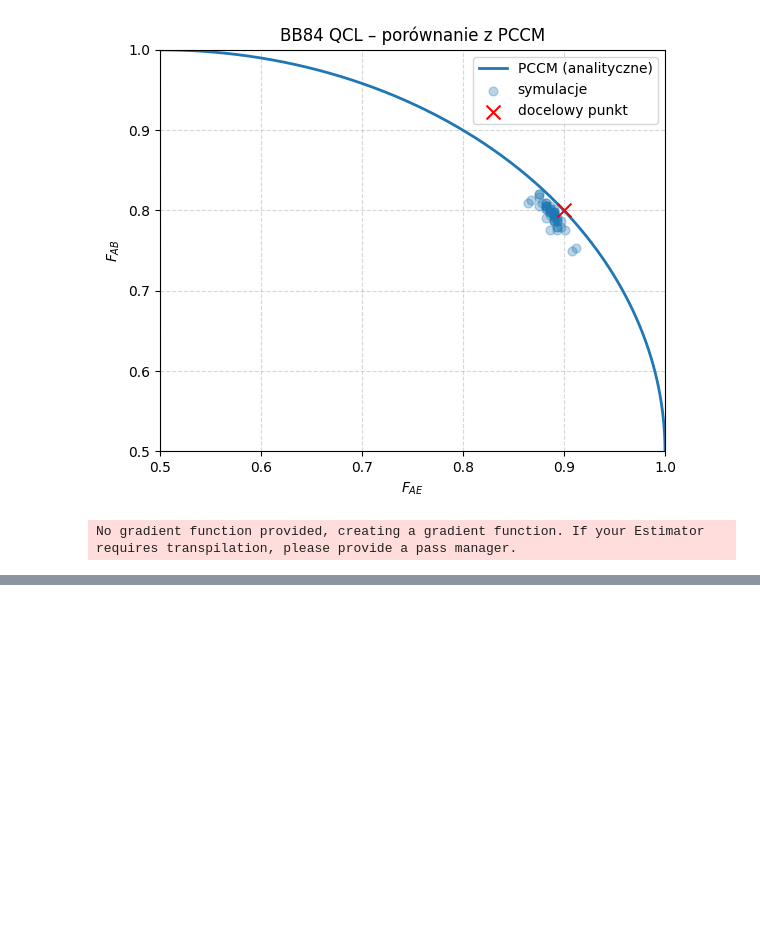
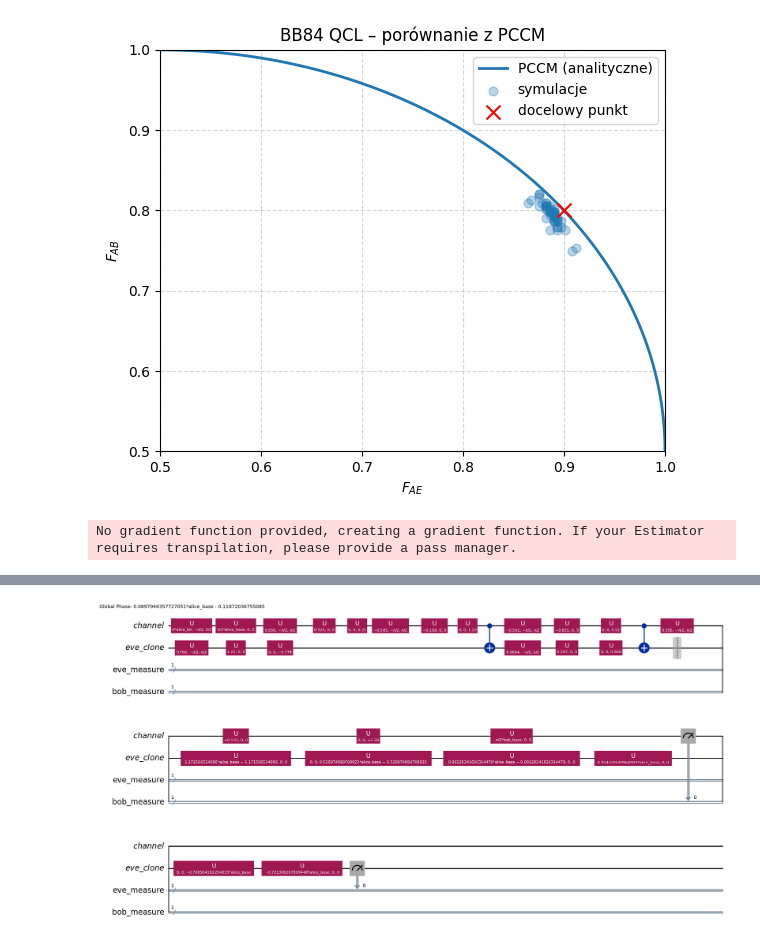
Before and after one commit to wojciechp6/BB84-QCL-error-correction, a Jupyter notebook: experiments/gan_like_train.ipynb, the cells around one changed output, grey strips where cells are left out. Saved outputs shown, nothing was run; the diff lists cells and outputs as text; code cells hidden in the pictures; blank space fills up the shorter version.

Commit message:
plot

```diff
--- a/experiments/gan_like_train.ipynb
+++ b/experiments/gan_like_train.ipynb
@@ -74,8 +74,20 @@ plt_fab_fae(b_q, e_q, 0.8)
 protocol.freeze_elements([eve])
 # %% [output]
 No gradient function provided, creating a gradient function. If your Estimator requires transpilation, please provide a pass manager.
+# %%
+def bob_loss(target, mask, outputs):
+    bob_Z = outputs["channel"][:, 0]
+
+    sign = 1 - 2 * target.long()
+    bob_f = 0.5 * (1 + sign * bob_Z)
+
+    bob_f = bob_f[mask].mean()
+
+    loss = -bob_f
+    return loss
 # %%
 protocol.f_value = 0.9
 protocol.alpha = 100
+protocol.loss = bob_loss
 b_q, e_q = train()
 # %% [output]
@@ -96,0 +109,4 @@ plt_fab_fae(b_q, e_q, 0.9)
+# %%
+protocol._qc.assign_parameters(protocol.get_all_parameters()).draw("mpl")
+# %% [output]
+[figure, added]
```
Also changed, not shown: parts of 2 cells of this notebook.
